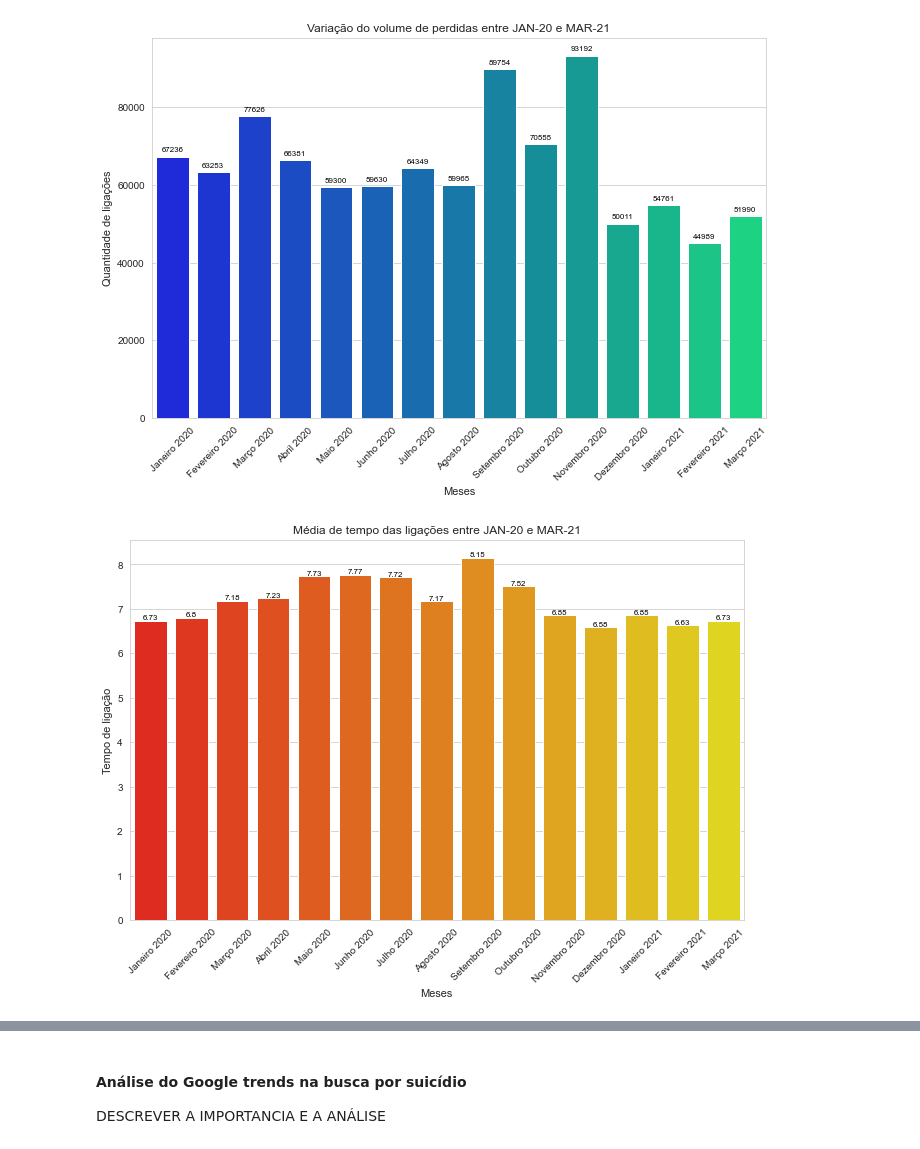
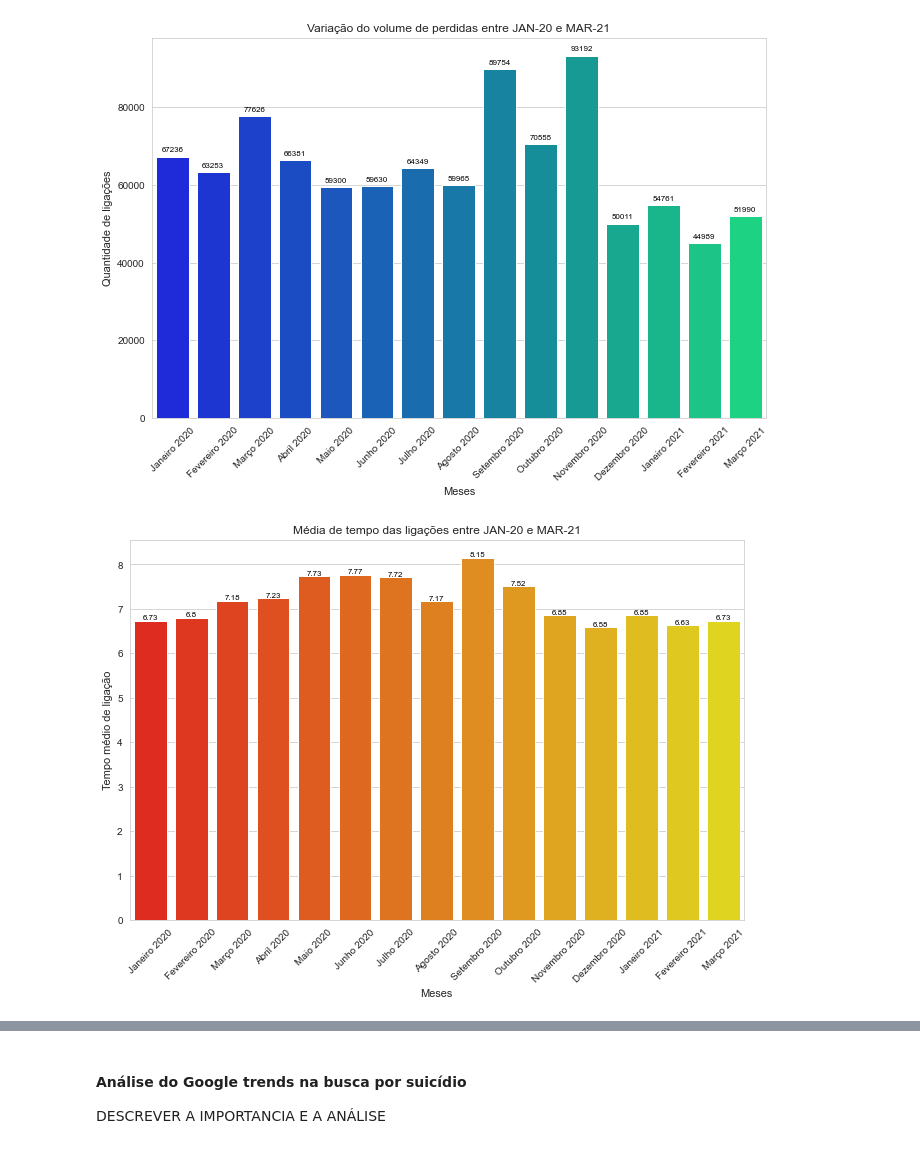
Before and after one commit to brunabellini/Projeto_FaleSobre, a Jupyter notebook: Caderno Jupyter- Grupo 6.ipynb, the cells around one changed output, grey strips where cells are left out. Saved outputs shown, nothing was run; the diff lists cells and outputs as text; code cells hidden in the pictures.

```diff
--- a/Caderno Jupyter- Grupo 6.ipynb
+++ b/Caderno Jupyter- Grupo 6.ipynb
@@ -195,14 +195,14 @@ dados_cvv.head(8)
 def converter_tempo_numero(x):
     return int(x[3:5]) + int(x[6:8])/60
 
-dados['mt'] = dados.mtp.apply(converter_tempo_numero)
+dados_cvv['mt'] = dados_cvv.mtp.apply(converter_tempo_numero)
 # %%
 # Gráficos
 
-dados["mes_ano"] = dados["ano"].apply(int)
-dados["mes_ano"] = dados["mes_ano"].apply(str)
-dados["mes_ano"] = dados["mes"] + " " + dados["mes_ano"]
-dados.head(8)
+dados_cvv["mes_ano"] = dados_cvv["ano"].apply(int)
+dados_cvv["mes_ano"] = dados_cvv["mes_ano"].apply(str)
+dados_cvv["mes_ano"] = dados_cvv["mes"] + " " + dados_cvv["mes_ano"]
+dados_cvv.head(8)
 # %% [output]
 |  | mes | ano | vla | vlp | ar | af | mtp | nsp | nrj | nmg | nrs | ... |
 | 0 | Janeiro | 2020 | 311716 | 67236 | 27819 | 283897 | 00:06:44 | 88545 | 38875 | 36803 | 40858 | ... |
@@ -250,7 +250,7 @@ Gerando os gráficos
 # Gráfico 1
 
 sns.set_style('whitegrid')
-ax = sns.barplot(data = dados, x = "mes_ano", y = "vla", errwidth=0, palette= 'spring')
+ax = sns.barplot(data = dados_cvv, x = "mes_ano", y = "vla", errwidth=0, palette= 'spring')
 ax.set_title('Variação do volume de atendimento entre JAN-20 e MAR-21')
 ax.set_xlabel('Meses', fontsize=11)
 ax.set_ylabel('Quantidade de ligações', fontsize=11)
@@ -265,7 +265,7 @@ plt.show()
 # Gráfico 2
 
 sns.set_style('whitegrid')
-ax = sns.barplot(data = dados, x = "mes_ano", y = "vlp", errwidth=0, palette='winter')
+ax = sns.barplot(data = dados_cvv, x = "mes_ano", y = "vlp", errwidth=0, palette='winter')
 ax.set_title('Variação do volume de perdidas entre JAN-20 e MAR-21')
 ax.set_xlabel('Meses', fontsize=11)
 ax.set_ylabel('Quantidade de ligações', fontsize=11)
@@ -279,18 +279,18 @@ plt.show()
 # %%
 # Gráfico 3
 
 sns.set_style('whitegrid')
-ax = sns.barplot(data = dados, x = "mes_ano", y = "mt", errwidth=0, palette= 'autumn')
+ax = sns.barplot(data = dados_cvv, x = "mes_ano", y = "mt", errwidth=0, palette= 'autumn')
 ax.set_title('Média de tempo das ligações entre JAN-20 e MAR-21')
 ax.set_xlabel('Meses', fontsize=11)
-ax.set_ylabel('Tempo de ligação', fontsize=11)
+ax.set_ylabel('Tempo médio de ligação', fontsize=11)
 plt.xticks(rotation=45)
 plt.gcf().set_size_inches(11, 7)
 for i in ax.patches:
     plt.annotate(round(i.get_height(),2), (i.get_x() + i.get_width()/2, i.get_height()), ha='center', va= 'baseline', fontsize=8, color='black', xytext=(0,1), textcoords='offset points')
 plt.show()
 # %% [output]
-[figure, old version]
+[figure, new version]
 # %%
 # Gráfico 4
 
```
Also changed, not shown: parts of 15 cells of this notebook.
